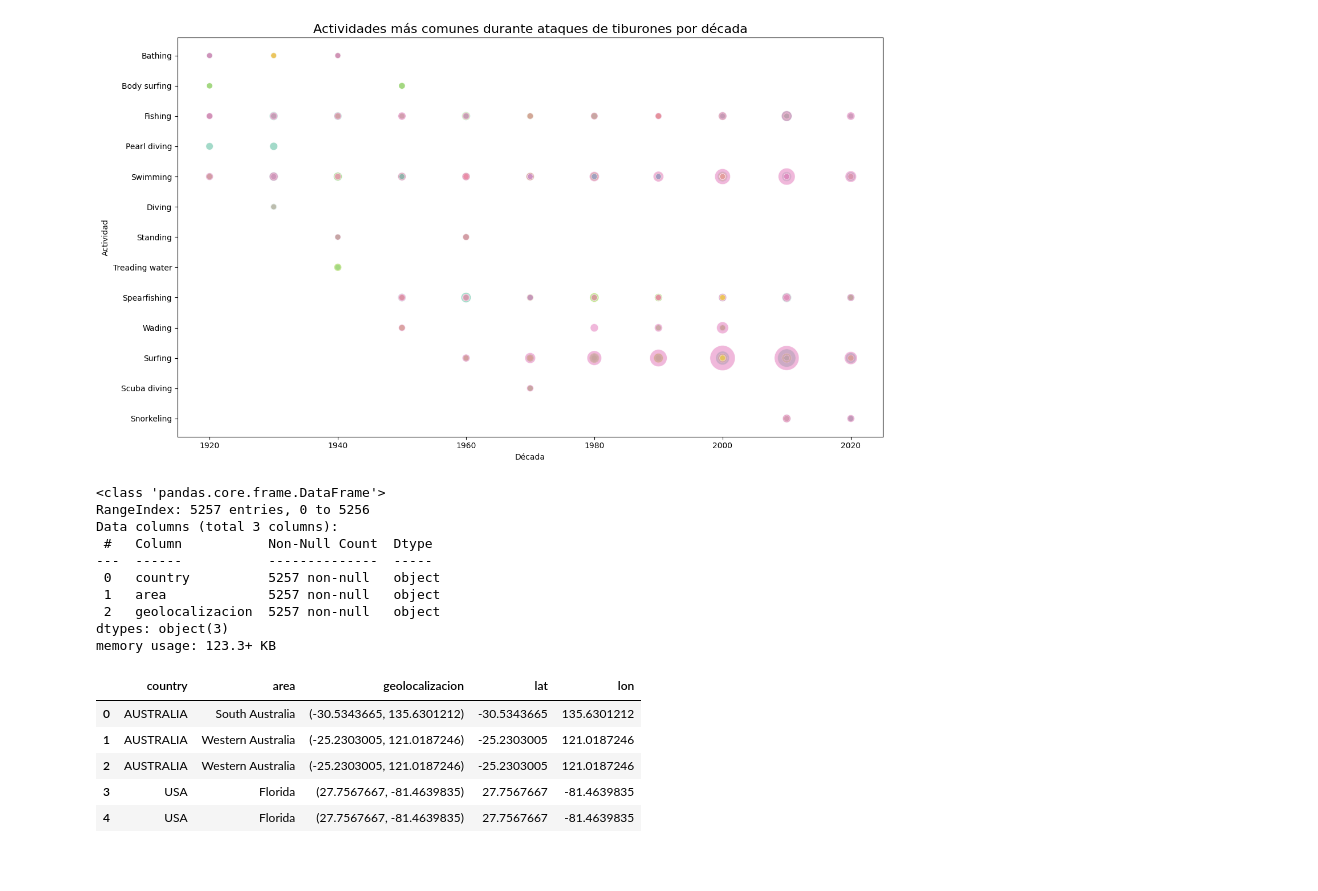
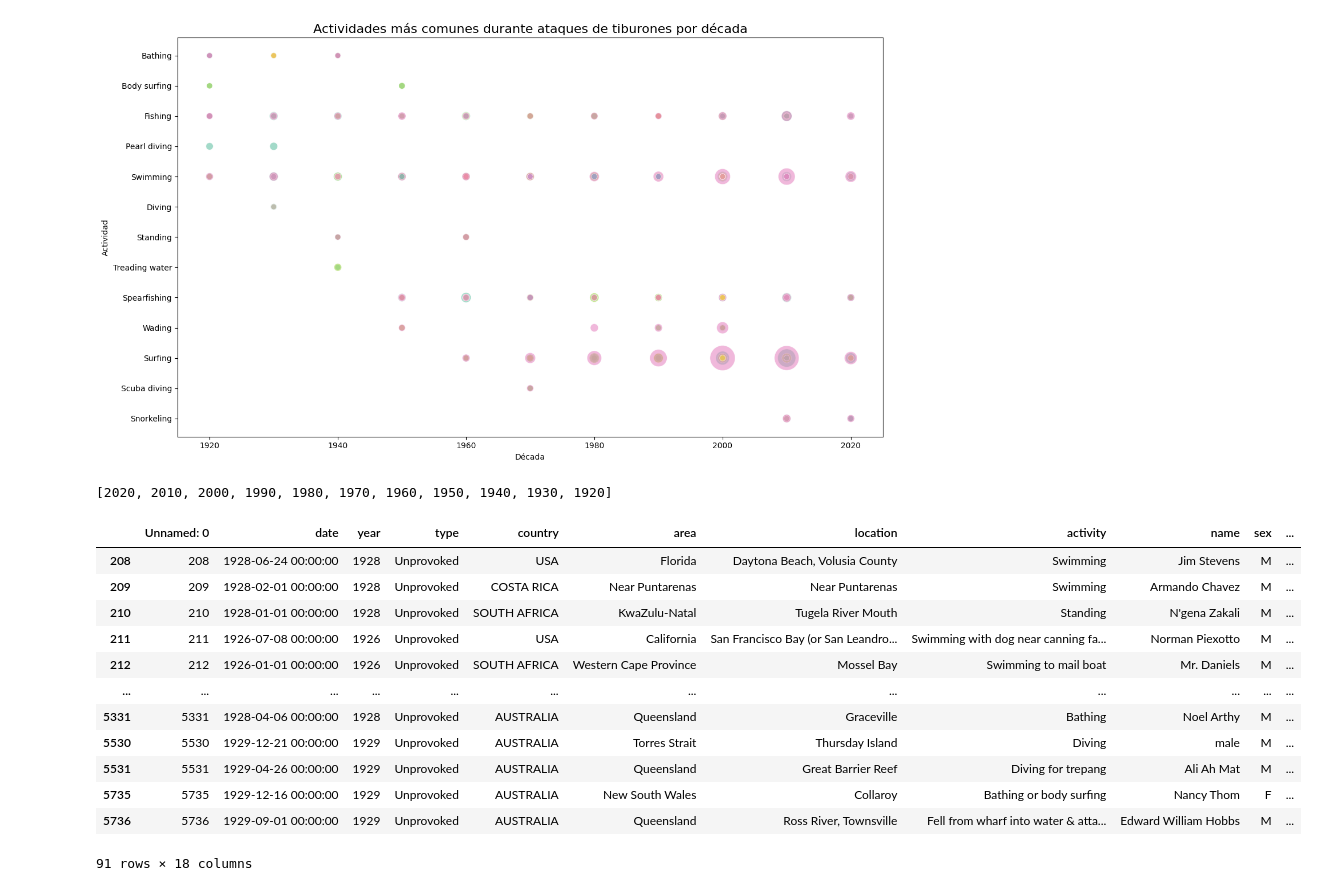
Before and after one commit to Vilicaprogramer/EDA-SHARK-ATTACK, a Jupyter notebook: src/notebooks/visualizaciones.ipynb, the cells around one changed output. Saved outputs shown, nothing was run; the diff lists cells and outputs as text; code cells hidden in the pictures; blank space fills up the shorter version.

```diff
--- a/src/notebooks/visualizaciones.ipynb
+++ b/src/notebooks/visualizaciones.ipynb
@@ -140,27 +205,3 @@ px.scatter(
     y="activity",
     size="count",
 )
-# %%
-geo_df.info()
-# %% [output]
-<class 'pandas.core.frame.DataFrame'>
-RangeIndex: 5257 entries, 0 to 5256
-Data columns (total 3 columns):
- #   Column           Non-Null Count  Dtype
----  ------           --------------  -----
- 0   country          5257 non-null   object
- 1   area             5257 non-null   object
- 2   geolocalizacion  5257 non-null   object
-dtypes: object(3)
-memory usage: 123.3+ KB
-# %%
-geo_df['lat'] = geo_df['geolocalizacion'].apply(lambda x: x.split(',')[0][1:].strip())
-geo_df['lon'] = geo_df['geolocalizacion'].apply(lambda x: x.split(',')[1][1:-1].strip())
-geo_df.head()
-# %% [output]
-|  | country | area | geolocalizacion | lat | lon |
-| 0 | AUSTRALIA | South Australia | (-30.5343665, 135.6301212) | -30.5343665 | 135.6301212 |
-| 1 | AUSTRALIA | Western Australia | (-25.2303005, 121.0187246) | -25.2303005 | 121.0187246 |
-| 2 | AUSTRALIA | Western Australia | (-25.2303005, 121.0187246) | -25.2303005 | 121.0187246 |
-| 3 | USA | Florida | (27.7567667, -81.4639835) | 27.7567667 | -81.4639835 |
-| 4 | USA | Florida | (27.7567667, -81.4639835) | 27.7567667 | -81.4639835 |
@@ -168,0 +208,28 @@ px.scatter_geo(geo_df, 'lat', 'lon',hover_name='area', title= 'Ataques por el mu
+# %%
+df_shark2 = pd.read_csv(r'..\data\shark_attack_enriquecido.csv')
+# %%
+decades = []
+for i in df_shark2['decade'].unique():
+    try:
+        decades.append(int(i))
+    except:
+        continue
+decades
+# %% [output]
+[2020, 2010, 2000, 1990, 1980, 1970, 1960, 1950, 1940, 1930, 1920]
+# %%
+df_shark2[df_shark2['decade'] == str(decades[-1])]
+# %% [output]
+|  | Unnamed: 0 | date | year | type | country | area | location | activity | name | sex | ... |
+| 208 | 208 | 1928-06-24 00:00:00 | 1928 | Unprovoked | USA | Florida | Daytona Beach, Volusia County | Swimming | Jim Stevens | M | ... |
+| 209 | 209 | 1928-02-01 00:00:00 | 1928 | Unprovoked | COSTA RICA | Near Puntarenas | Near Puntarenas | Swimming | Armando Chavez | M | ... |
+| 210 | 210 | 1928-01-01 00:00:00 | 1928 | Unprovoked | SOUTH AFRICA | KwaZulu-Natal | Tugela River Mouth | Standing | N'gena Zakali | M | ... |
+| 211 | 211 | 1926-07-08 00:00:00 | 1926 | Unprovoked | USA | California | San Francisco Bay (or San Leandro... | Swimming with dog near canning fa... | Norman Piexotto | M | ... |
+| 212 | 212 | 1926-01-01 00:00:00 | 1926 | Unprovoked | SOUTH AFRICA | Western Cape Province | Mossel Bay | Swimming to mail boat | Mr. Daniels | M | ... |
+| ... | ... | ... | ... | ... | ... | ... | ... | ... | ... | ... | ... |
+| 5331 | 5331 | 1928-04-06 00:00:00 | 1928 | Unprovoked | AUSTRALIA | Queensland | Graceville | Bathing | Noel Arthy | M | ... |
+| 5530 | 5530 | 1929-12-21 00:00:00 | 1929 | Unprovoked | AUSTRALIA | Torres Strait | Thursday Island | Diving | male | M | ... |
+| 5531 | 5531 | 1929-04-26 00:00:00 | 1929 | Unprovoked | AUSTRALIA | Queensland | Great Barrier Reef | Diving for trepang | Ali Ah Mat | M | ... |
+| 5735 | 5735 | 1929-12-16 00:00:00 | 1929 | Unprovoked | AUSTRALIA | New South Wales | Collaroy | Bathing or body surfing | Nancy Thom | F | ... |
+| 5736 | 5736 | 1929-09-01 00:00:00 | 1929 | Unprovoked | AUSTRALIA | Queensland | Ross River, Townsville | Fell from wharf into water & atta... | Edward William Hobbs | M | ... |
+91 rows × 18 columns
```
Also changed, not shown: parts of 10 cells of this notebook, 14 other files.
